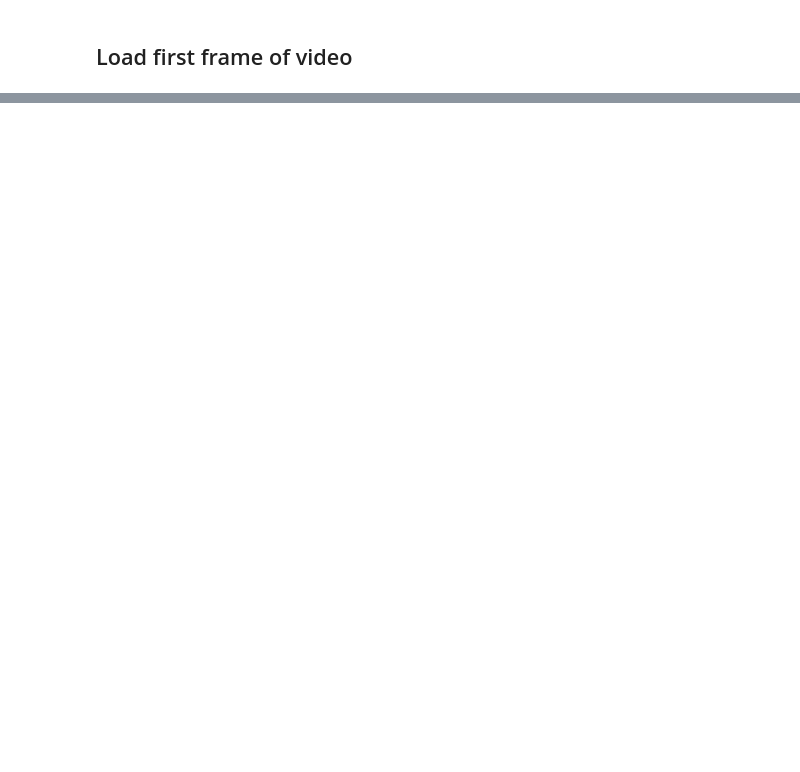
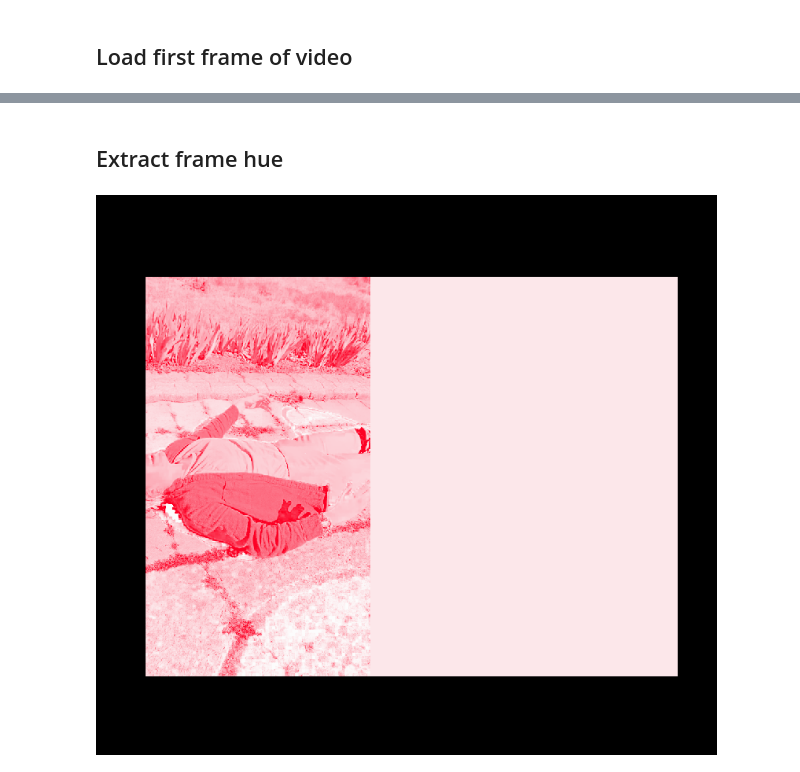
Before and after one commit to GusBusDraws/archipelago-music-video, a Jupyter notebook: nbs/01-pinkify.ipynb, the cells around one changed output, grey strips where cells are left out. Drawn from its saved outputs; the diff is of its cells as text; code cells hidden in the pictures; blank space fills up the shorter version.

```diff
--- a/nbs/01-pinkify.ipynb
+++ b/nbs/01-pinkify.ipynb
@@ -72,0 +79,11 @@ img.dtype=dtype('uint8')
+# %%
+print(f'{pink_img.shape=}')
+print(f'{vid_frame.shape=}')
+vid_frame_resized = transform.resize(
+    vid_frame,
+    (pink_img.shape[0], vid_frame.shape[1] * pink_img.shape[0] / vid_frame.shape[0]),
+    anti_aliasing=True
+)
+print(f'{vid_frame_resized.shape=}')
+viewer.add_image(vid_frame_resized)
+napari.utils.nbscreenshot(viewer, canvas_only=True)
@@ -72,0 +95,11 @@ img.dtype=dtype('uint8')
+# %% [markdown]
+## Extract frame hue
+# %%
+vid_frame_resized_hsv = color.rgb2hsv(vid_frame_resized)
+pinkified_hsv = pink_hsv.copy()
+pinkified_hsv[:, :vid_frame_resized_hsv.shape[1], 1] = vid_frame_resized_hsv[:, :, 1]
+pinkified_rgb = color.hsv2rgb(pinkified_hsv)
+viewer.add_image(pinkified_rgb)
+napari.utils.nbscreenshot(viewer, canvas_only=True)
+# %% [output]
+[figure, added]
```
Also changed, not shown: parts of 15 cells of this notebook.
